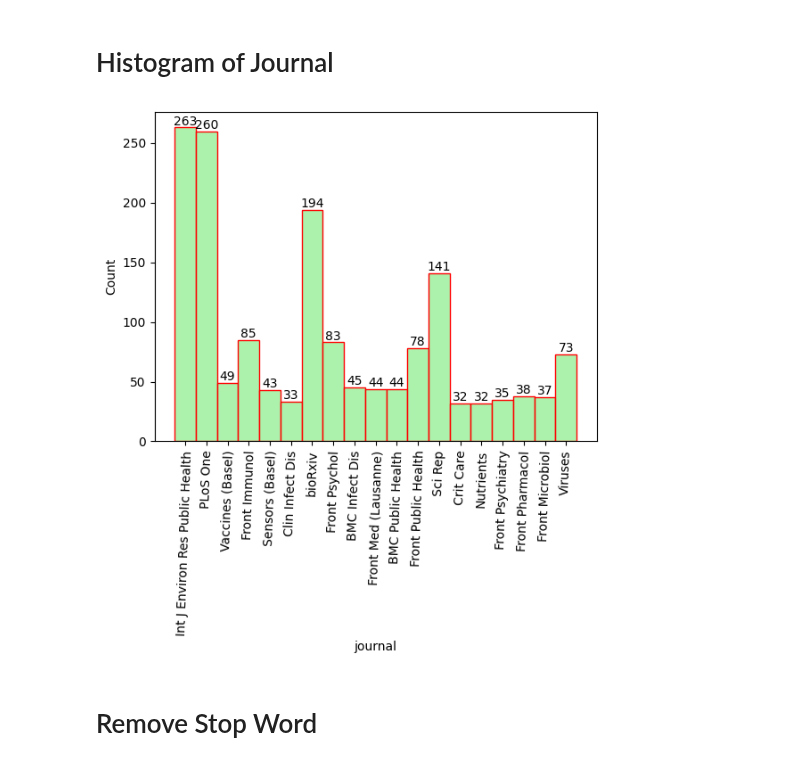
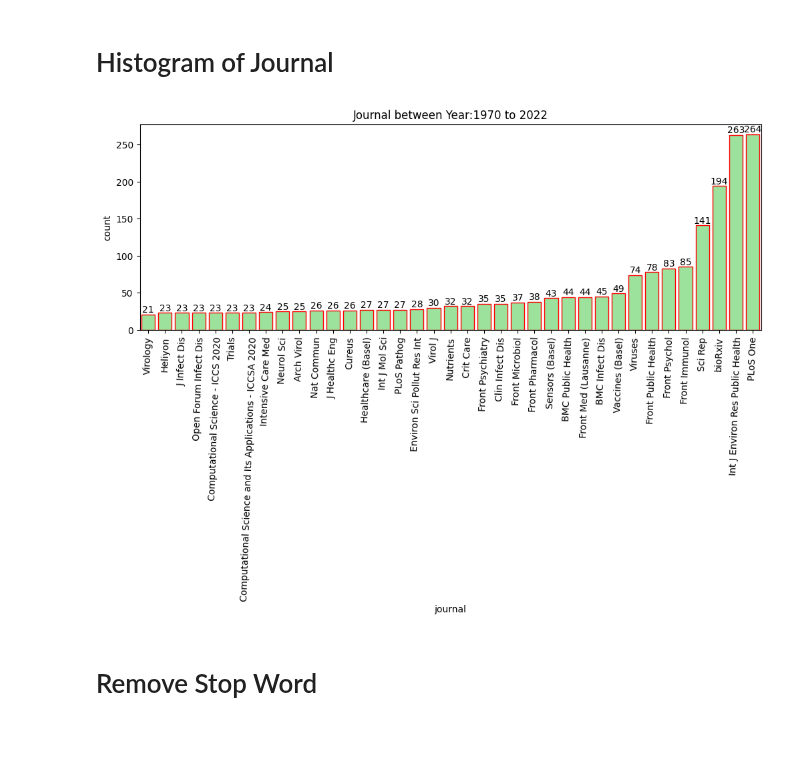
Before and after one commit to pywong-polyu/COMP5434-Big-Data-Computing, a Jupyter notebook: COMP5434_project sun.ipynb, the cells around one changed output. Saved outputs shown, nothing was run; the diff lists cells and outputs as text; code cells hidden in the pictures; blank space fills up the shorter version.

```diff
--- a/COMP5434_project sun.ipynb
+++ b/COMP5434_project sun.ipynb
@@ -328,9 +246,13 @@ memory usage: 689.9+ KB
 # %% [markdown]
 # Histogram of year / journal
 # %%
-#keep 2010 later
-df = df[df['publish_time'].dt.year >= 2010]
 df['publish_year'] = df['publish_time'].dt.year
+start_year = 1970
+end_year = 2022
+
+mask = (df['publish_year'] >= start_year) & (df['publish_year'] <= end_year)
+
+df = df.loc[mask]
 df.info()
 # %% [output]
 <class 'pandas.core.frame.DataFrame'>
@@ -374,12 +292,17 @@ ax.bar_label(ax.containers[0])
 # %% [markdown]
 # Histogram of Journal
 # %%
-a = df.groupby('journal').filter(lambda x: len(x) > 30)
-bx = sns.histplot(a['journal'], color='lightgreen', edgecolor='red')
+a = df.groupby('journal').filter(lambda x: len(x) > 20)
+order = a.journal.value_counts(ascending=True).index
+
+plt.figure(figsize=(12,4))
+bx = sns.countplot(data=a, color='lightgreen', edgecolor='red', order=order, x='journal')
 bx.bar_label(bx.containers[0])
 bx.tick_params(axis='x', rotation=88)
+plt.title('Journal between Year:' + str(start_year) + ' to ' + str(end_year))
+plt.show()
 # %% [output]
-[figure, old version]
+[figure, new version]
 # %% [markdown]
 # Remove Stop Word
 # %%
```
Also changed, not shown: parts of 36 cells of this notebook.
